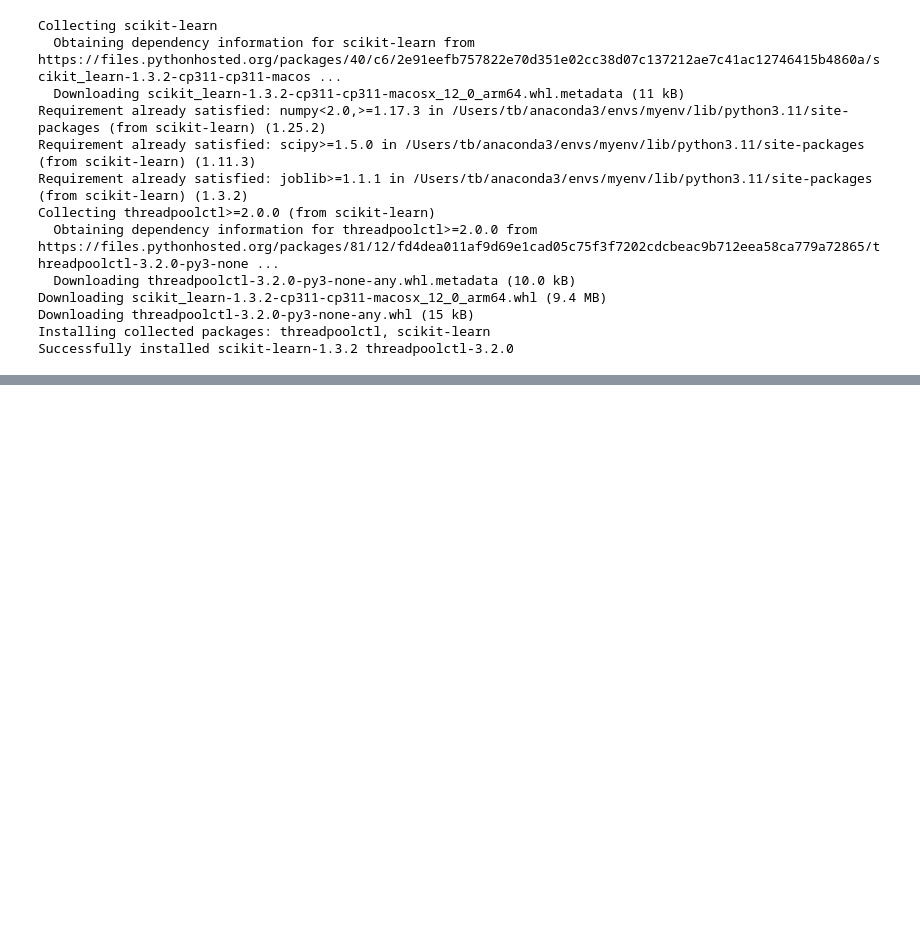
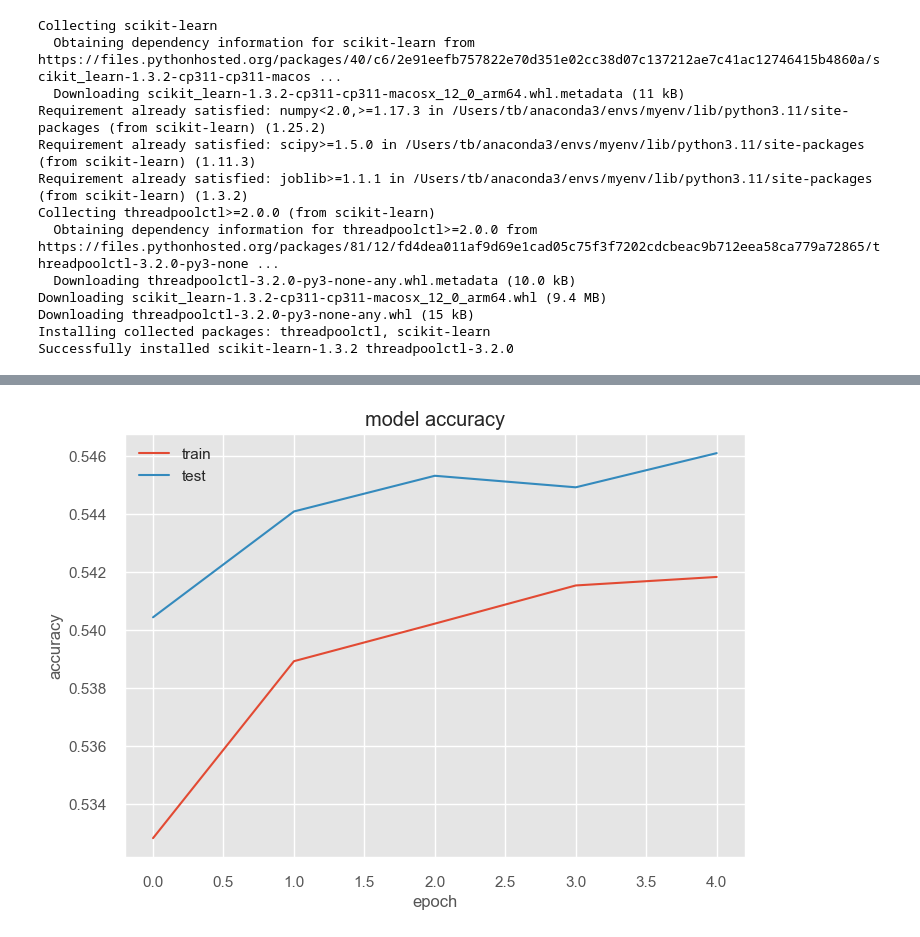
Before and after one commit to SedaColasan/CA2_ProjectTweets, a Jupyter notebook: CA2_ProjectTweets.ipynb, the cells around one changed output, grey strips where cells are left out. Cells and saved outputs as stored; diff of their text form; code cells hidden in the pictures; blank space fills up the shorter version.

```diff
--- a/CA2_ProjectTweets.ipynb
+++ b/CA2_ProjectTweets.ipynb
@@ -504,0 +656,12 @@ Successfully installed scikit-learn-1.3.2 threadpoolctl-3.2.0
+# %%
+model = Sequential()
+model.add(layers.Embedding(max_words, 40, input_length=max_len))
+model.add(layers.Bidirectional(layers.LSTM(20, dropout=0.6)))
+model.add(layers.Dense(3, activation='softmax'))
+model.compile(optimizer='adam', loss='categorical_crossentropy', metrics=['accuracy'])
+# %%
+# train model
+
+checkpoint2 = ModelCheckpoint("best_model2.hdf5", monitor='val_accuracy', verbose=1, save_best_only=True, mode='auto', period=1, save_weights_only=False)
+
+history = model.fit(X_train, y_train, epochs=5, validation_data=(X_test, y_test), callbacks=[checkpoint2])
@@ -504,0 +685,11 @@ Successfully installed scikit-learn-1.3.2 threadpoolctl-3.2.0
+# %%
+# summarize history for accuracy
+plt.plot(history.history['accuracy'])
+plt.plot(history.history['val_accuracy'])
+plt.title('model accuracy')
+plt.ylabel('accuracy')
+plt.xlabel('epoch')
+plt.legend(['train', 'test'], loc='upper left')
+plt.show()
+# %% [output]
+[figure, added]
```
Also changed, not shown: parts of 30 cells of this notebook, 2 other files.
